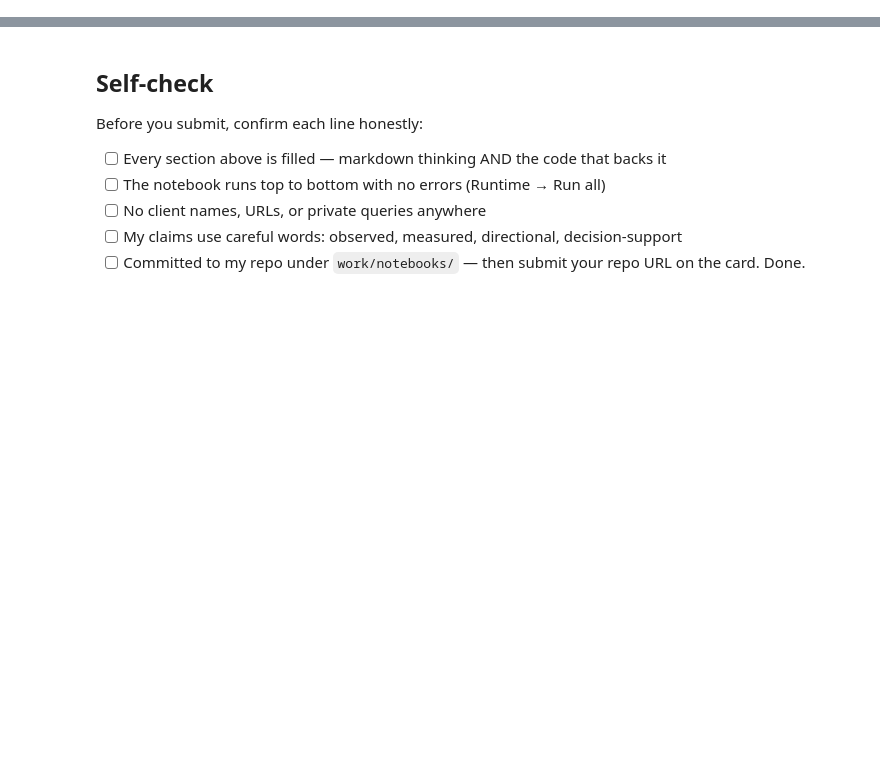
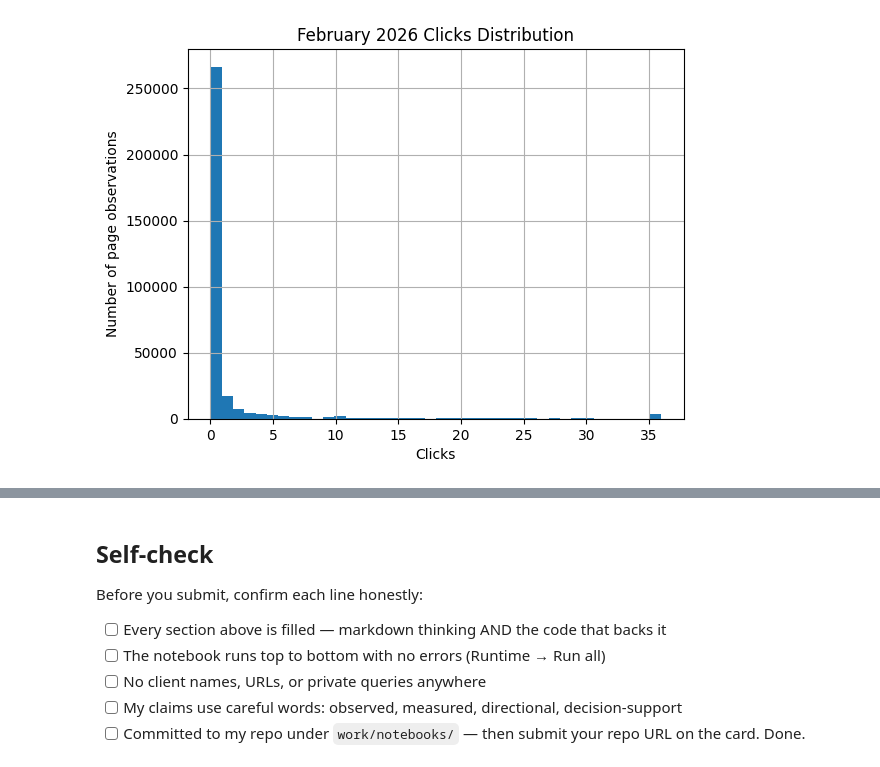
Before and after one commit to karthik-srivathsa-05/flyrank-ai, a Jupyter notebook: work/notebooks/w03_feature_leakage_check.ipynb, the cells around one changed output, grey strips where cells are left out. Drawn from its saved outputs; the diff is of its cells as text; code cells hidden in the pictures; blank space fills up the shorter version.

```diff
--- a/work/notebooks/w03_feature_leakage_check.ipynb
+++ b/work/notebooks/w03_feature_leakage_check.ipynb
@@ -581,0 +180,11 @@ Excluded:
+# %%
+distribution_df["clicks_30d"].clip(
+    upper=distribution_df["clicks_30d"].quantile(0.99)
+).hist(bins=40)
+
+plt.title("February 2026 Clicks Distribution")
+plt.xlabel("Clicks")
+plt.ylabel("Number of page observations")
+plt.show()
+# %% [output]
+[figure, added]
```
Also changed, not shown: parts of 39 cells of this notebook.
